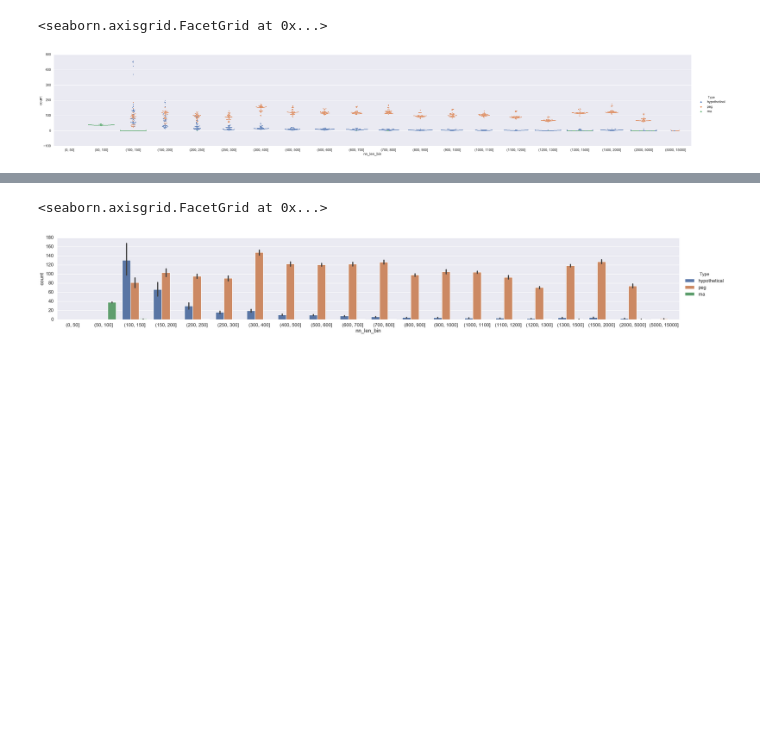
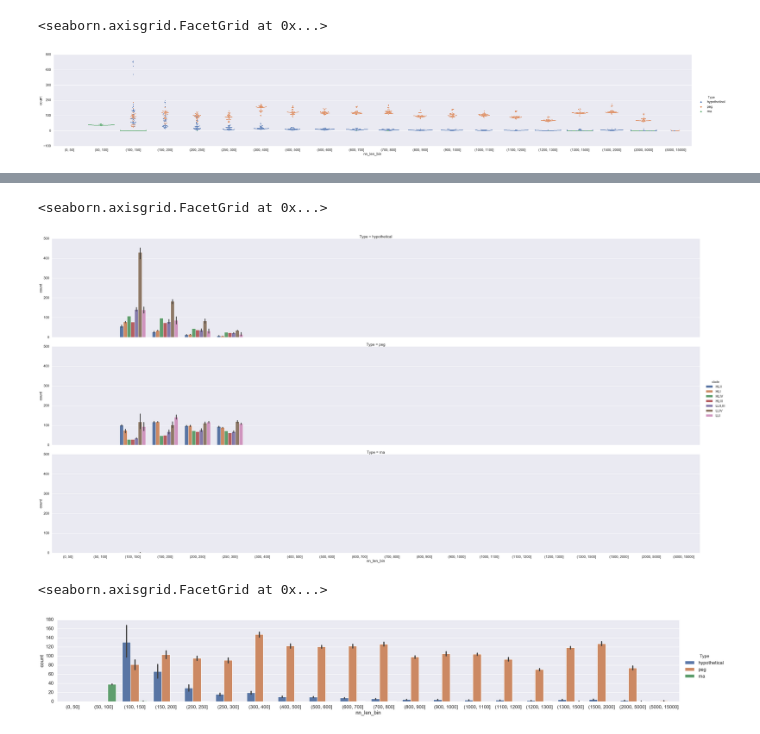
Before and after one commit to wosnat/sep, a Jupyter notebook: ripp try2 3_7_2019.ipynb, the cells around one changed output, grey strips where cells are left out. Saved outputs shown, nothing was run; the diff lists cells and outputs as text; code cells hidden in the pictures; blank space fills up the shorter version.

```diff
--- a/ripp try2 3_7_2019.ipynb
+++ b/ripp try2 3_7_2019.ipynb
@@ -516,0 +553,8 @@ sns.catplot(data=bin_df, x='nn_len_bin', y='count', hue='Type', height=10, aspec
+# %%
+sns.catplot(data=bin_df.loc[bin_df.nn_len_bin.isin(pd.interval_range(100,300, freq=50 ))]
+            , x='nn_len_bin', y='count', row='Type',
+            height=10, aspect=6, kind='bar', hue='clade'
+           )
+# %% [output]
+<seaborn.axisgrid.FacetGrid at 0x...>
+[figure, added]
```
Also changed, not shown: parts of 15 cells of this notebook, 1 other file.
